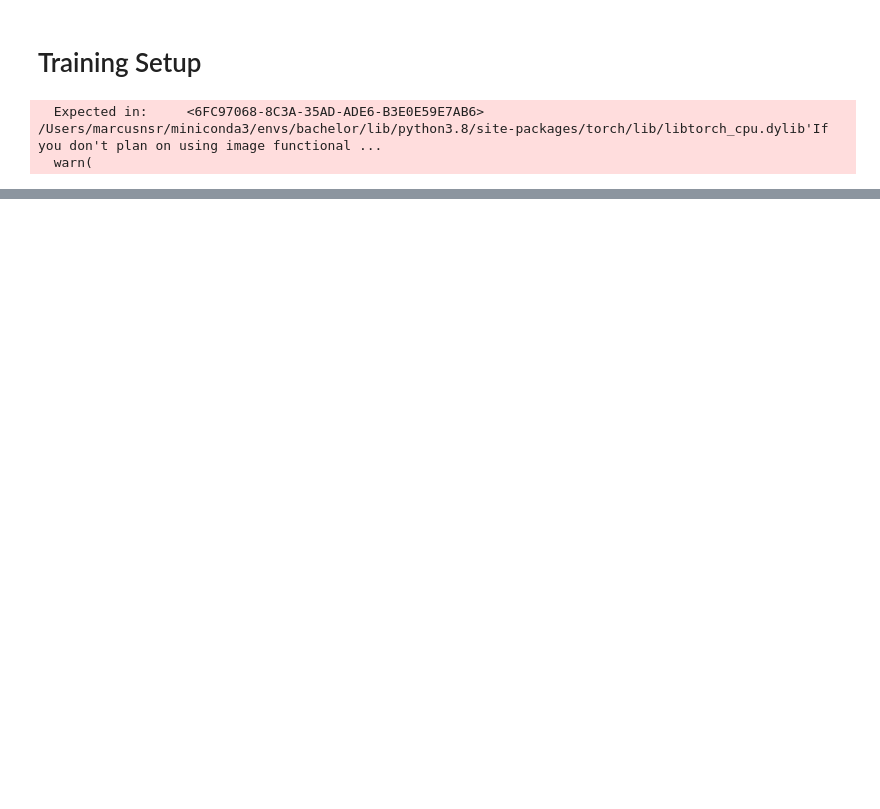
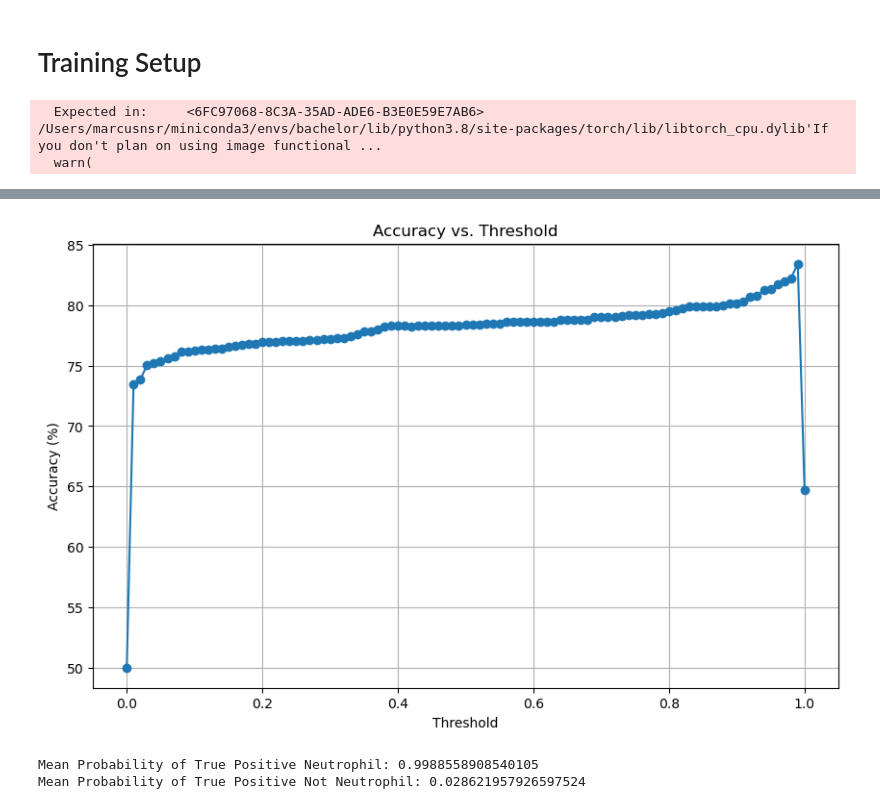
Before and after one commit to Marcusnsr/Bachelor, a Jupyter notebook: Neutrophile_Classifier.ipynb, the cells around one changed output, grey strips where cells are left out. Drawn from its saved outputs; the diff is of its cells as text; code cells hidden in the pictures; blank space fills up the shorter version.

```diff
--- a/Neutrophile_Classifier.ipynb
+++ b/Neutrophile_Classifier.ipynb
@@ -462,0 +489,69 @@ plt.show()
+# %%
+# Set the model to evaluation mode
+model.eval()
+
+# Initialize a list to store accuracies for different thresholds
+thresholds = np.arange(0, 1.01, 0.01)
+accuracies = []
+
+# Iterate over thresholds with a progress bar
+for threshold in tqdm(thresholds, desc='Searching thresholds'):
+    correct = 0
+    total = 0
+    with torch.no_grad():
+        for inputs, labels in test_loader:
+            outputs = model(inputs)
+            probabilities = torch.sigmoid(outputs)
+            predicted = (probabilities >= threshold).float()
+            total += labels.size(0)
+            correct += (predicted == labels.unsqueeze(1).float()).sum().item()
+    accuracy = 100 * correct / total
+    accuracies.append(accuracy)
+
+# Plotting the results
+plt.figure(figsize=(10, 6))
+plt.plot(thresholds, accuracies, marker='o')
+plt.title('Accuracy vs. Threshold')
+plt.xlabel('Threshold')
+plt.ylabel('Accuracy (%)')
+plt.grid(True)
+plt.show()
+# %% [output]
+[figure, added]
+# %%
+# Initialize lists to store probabilities for true positives
+true_positive_neutrophil_probs = []
+true_positive_not_neutrophil_probs = []
+threshold = 0.5
+
+# Set the model to evaluation mode
+model.eval()
+
+# Iterate over the test data
+with torch.no_grad():
+    for inputs, labels in test_loader:
+        outputs = model(inputs)
+        probabilities = torch.sigmoid(outputs)  # Convert logits to probabilities
+
+        # Get predicted labels based on a threshold (assuming 0.5 here)
+        predicted = (probabilities >= threshold).float()
+
+        # Identify true positive predictions for neutrophils
+        true_positive_neutrophils = (predicted == 1) & (labels == 1)
+        # Store probabilities of true positive neutrophils
+        true_positive_neutrophil_probs.extend(probabilities[true_positive_neutrophils].tolist())
+
+        # Identify true positive predictions for not_neutrophils
+        true_positive_not_neutrophils = (predicted == 0) & (labels == 0)
+        # Store probabilities of true positive not_neutrophils
+        true_positive_not_neutrophil_probs.extend(probabilities[true_positive_not_neutrophils].tolist())
+
+# Calculate mean probabilities for true positives for each class
+mean_prob_neutrophil = sum(true_positive_neutrophil_probs) / len(true_positive_neutrophil_probs) if true_positive_neutrophil_probs else 0
+mean_prob_not_neutrophil = sum(true_positive_not_neutrophil_probs) / len(true_positive_not_neutrophil_probs) if true_positive_not_neutrophil_probs else 0
+
+print(f'Mean Probability of True Positive Neutrophil: {mean_prob_neutrophil}')
+print(f'Mean Probability of True Positive Not Neutrophil: {mean_prob_not_neutrophil}')
+# %% [output]
+Mean Probability of True Positive Neutrophil: 0.9988558908540105
+Mean Probability of True Positive Not Neutrophil: 0.028621957926597524
```
Also changed, not shown: parts of 23 cells of this notebook, 6 other files.
